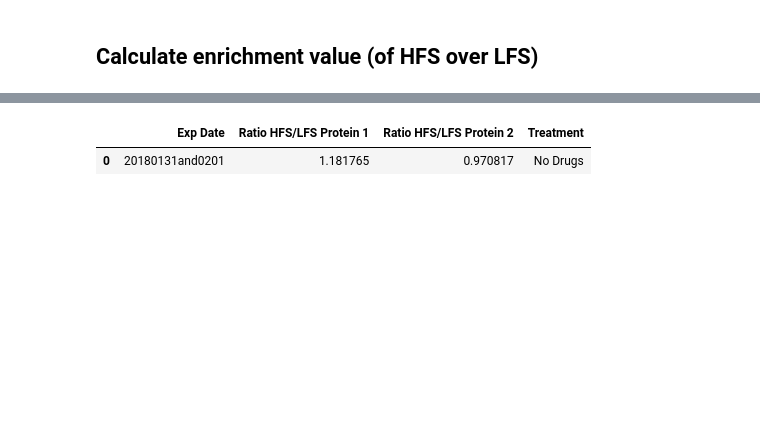
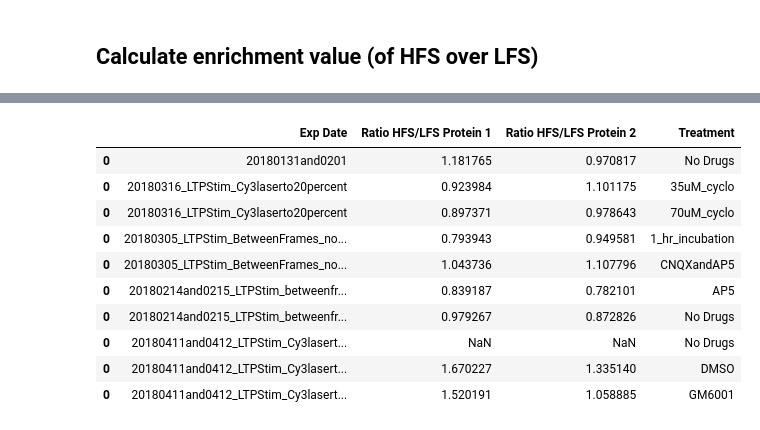
Before and after one commit to taldanko/Image_processing, a Jupyter notebook: SlicesManipulation_Analysis/SlicesManipulation_Analysis.ipynb, the cells around one changed output, grey strips where cells are left out. Drawn from its saved outputs; the diff is of its cells as text; code cells hidden in the pictures; blank space fills up the shorter version.

```diff
--- a/SlicesManipulation_Analysis/SlicesManipulation_Analysis.ipynb
+++ b/SlicesManipulation_Analysis/SlicesManipulation_Analysis.ipynb
@@ -39,7 +39,7 @@ plt.rcParams.update({'font.size': 22})
 ### Specify experiment directory, condtions and image details
 #### Makes dictionary for Protein2r storage of results
 # %%
-expdir='/Volumes/ukps-all$/user/tdanko/Imaging/1_ECM/Organotypic Slices/20180214and0215_LTPStim_betweenframes_newlaser/' #master folder
+expdir='/Volumes/ukps-all$/user/tdanko/Imaging/1_ECM/Organotypic Slices/20180411and0412_LTPStim_Cy3laserto25percent/' #master folder
 
 Protein1_channel_no=1
 Protein2_channel_no=2
@@ -504,0 +501,8 @@ df=pd.read_pickle(path=output)
+# %%
+
+
+
+output = os.path.abspath(os.path.join(expdir, 'results.csv'))
+print(output)
+
+df=pd.DataFrame.from_csv(output)
@@ -1018,4 +1284,4 @@ HFSoverLFS_many_exps = {"Exp Date":[],
                        "Ratio HFS/LFS Protein 2":[]}
 Experiments_summary_of_HFS_LFS_comp=pd.DataFrame(HFSoverLFS_many_exps)
 # %%
-Experiments_summary_of_HFS_LFS_comp=pd.read_pickle(path='/Volumes/ukps-all$/user/tdanko/Imaging/1_ECM/Organotypic Slices/LTPanalysis/Experiments_summary_of_HFS_LFS_comp.pkl')
+Experiments_summary_of_HFS_LFS_comp=pd.DataFrame.from_csv('/Volumes/ukps-all$/user/tdanko/Imaging/1_ECM/Organotypic Slices/LTPanalysis/Experiments_summary_of_HFS_LFS_comp.csv')
@@ -1022,19 +1299,35 @@ Experiments_summary_of_HFS_LFS_comp=pd.read_pickle(path='/Volumes/ukps-all$/user
 # %%
 #specify details of current experiment and add to df
-expdate='20180131and0201'
-treatment='No Drugs' #No Drugs, AP5, etc.
+expdate='20180411and0412_LTPStim_Cy3laserto25percent'
+treatment='GM6001' #No Drugs, AP5, etc, 1_hr_incubation, CNQXandAP5
 
+hfs=df['exp condition']=="HFS"
+lfs=df['exp condition']=="LFS"
 
-a=df[df['exp condition']=="HFS"]
-b=df[df['exp condition']=="LFS"]
+drug=df['Drug']=='GM6001' #change here according to all drug conditions
+
+a=df[hfs & drug]
+b=df[lfs & drug]
+
 prot1=a['Protein1 colour - Raw mean intensity'].mean()/b['Protein1 colour - Raw mean intensity'].mean()
 prot2=a['Protein2 colour - Raw mean intensity'].mean()/b['Protein2 colour - Raw mean intensity'].mean()
 
 
 newexp = pd.DataFrame([[expdate, treatment, prot1,prot2]],columns=['Exp Date', 'Treatment', 'Ratio HFS/LFS Protein 1', 'Ratio HFS/LFS Protein 2'])
 
-Experiments_summary_of_HFS_LFS_comp.append(newexp)
+Experiments_summary_of_HFS_LFS_comp=Experiments_summary_of_HFS_LFS_comp.append(newexp)
+
+Experiments_summary_of_HFS_LFS_comp
 # %% [output]
 |  | Exp Date | Ratio HFS/LFS Protein 1 | Ratio HFS/LFS Protein 2 | Treatment |
 | 0 | 20180131and0201 | 1.181765 | 0.970817 | No Drugs |
+| 0 | 20180316_LTPStim_Cy3laserto20percent | 0.923984 | 1.101175 | 35uM_cyclo |
+| 0 | 20180316_LTPStim_Cy3laserto20percent | 0.897371 | 0.978643 | 70uM_cyclo |
+| 0 | 20180305_LTPStim_BetweenFrames_no... | 0.793943 | 0.949581 | 1_hr_incubation |
+| 0 | 20180305_LTPStim_BetweenFrames_no... | 1.043736 | 1.107796 | CNQXandAP5 |
+| 0 | 20180214and0215_LTPStim_betweenfr... | 0.839187 | 0.782101 | AP5 |
+| 0 | 20180214and0215_LTPStim_betweenfr... | 0.979267 | 0.872826 | No Drugs |
+| 0 | 20180411and0412_LTPStim_Cy3lasert... | NaN | NaN | No Drugs |
+| 0 | 20180411and0412_LTPStim_Cy3lasert... | 1.670227 | 1.335140 | DMSO |
+| 0 | 20180411and0412_LTPStim_Cy3lasert... | 1.520191 | 1.058885 | GM6001 |
 # %%
```
Also changed, not shown: parts of 25 cells of this notebook.
